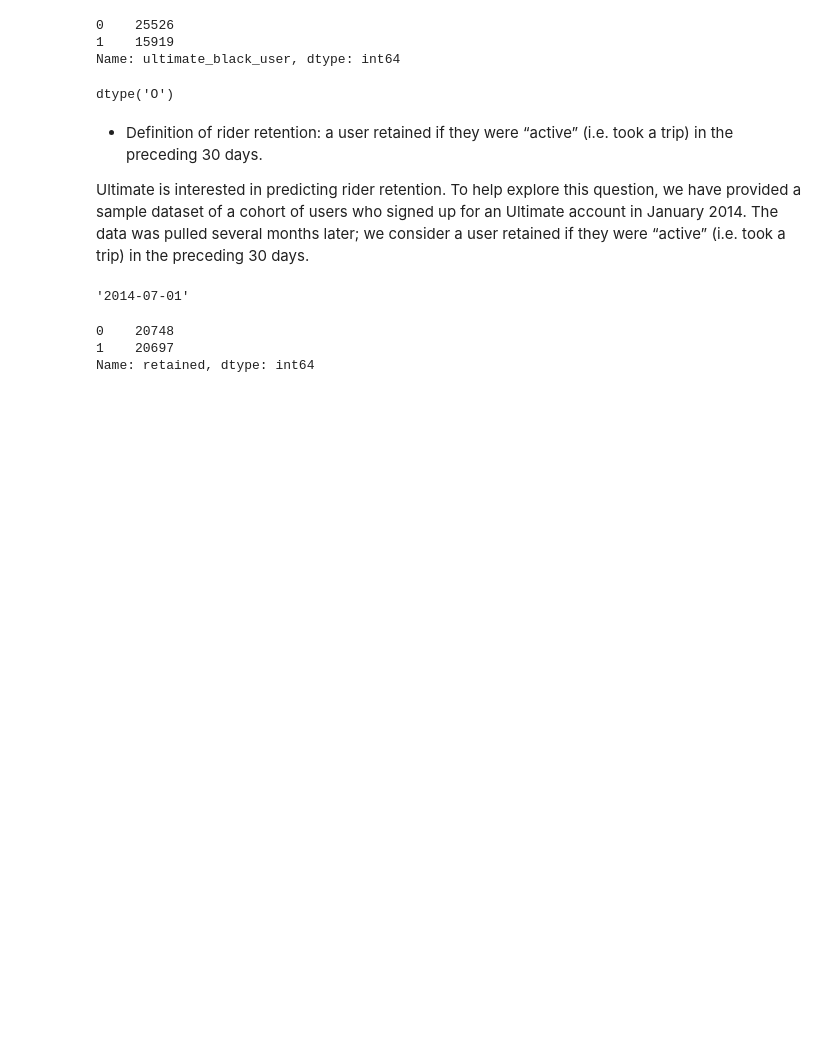
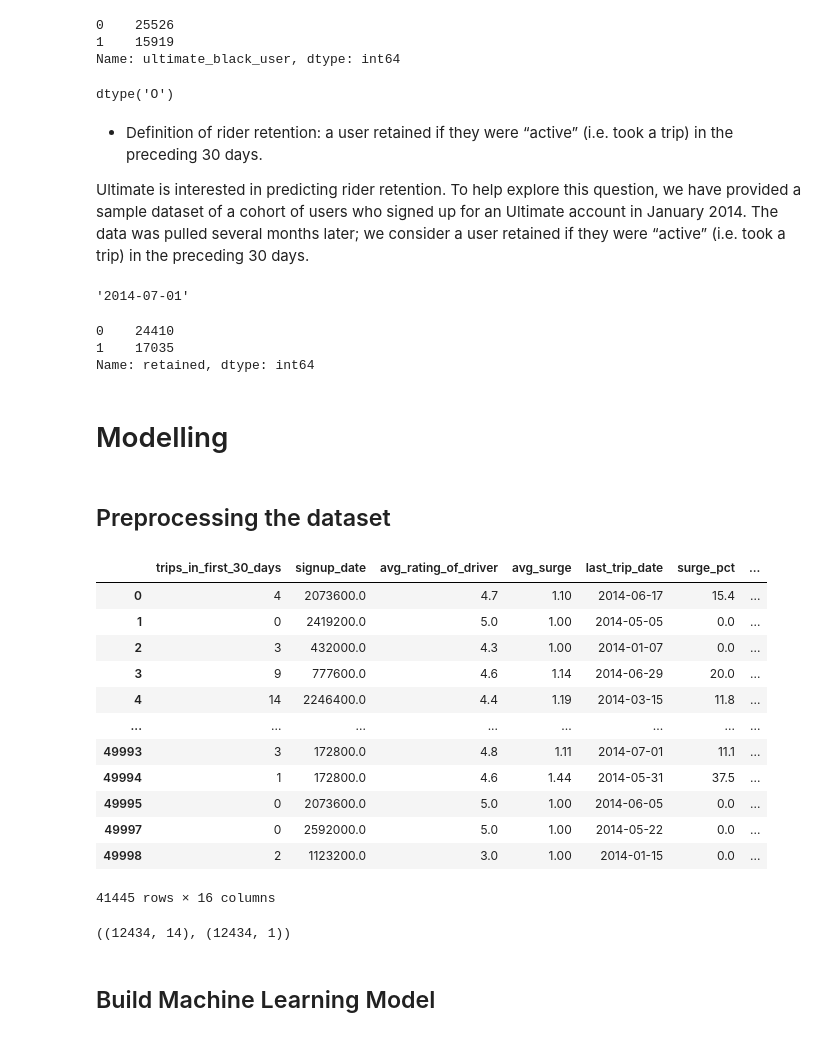
Before and after one commit to rhodapang/ultimate_challenge, a Jupyter notebook: Untitled.ipynb, the cells around one changed output. Cells and saved outputs as stored; diff of their text form; code cells hidden in the pictures; blank space fills up the shorter version.

Commit message:
modelling

```diff
--- a/Untitled.ipynb
+++ b/Untitled.ipynb
@@ -236,18 +236,16 @@ df['last_trip_date'].max()
 '2014-07-01'
 # %%
 # make retained column
-# Rider is retained if they have ridden in the last month, which means they should drive at least one time before
+# Rider is retained if they have ridden in the last month, which means they should drive at least one time after '2014-06-01'
 
-df['retained'] = np.where(df['last_trip_date']>='2014-05-17', 1,0)
+df['retained'] = np.where(df['last_trip_date']>='2014-06-01', 1,0)
-# %%
-# make retained columm
-# Rider is retained if they have ridden in the last month
-df['retained'] = np.where(df['last_trip_date'] >= '2014-05-17', 1, 0)
 # %%
 df['retained'].value_counts()
 # %% [output]
-0    20748
-1    20697
+0    24410
+1    17035
 Name: retained, dtype: int64
+# %% [markdown]
+# Modelling
 # %%
 # import sklearn functions
@@ -259,0 +266,18 @@ from sklearn.metrics import recall_score
+# %% [markdown]
+## Preprocessing the dataset
+# %%
+df
+# %% [output]
+|  | trips_in_first_30_days | signup_date | avg_rating_of_driver | avg_surge | last_trip_date | surge_pct | ... |
+| 0 | 4 | 2073600.0 | 4.7 | 1.10 | 2014-06-17 | 15.4 | ... |
+| 1 | 0 | 2419200.0 | 5.0 | 1.00 | 2014-05-05 | 0.0 | ... |
+| 2 | 3 | 432000.0 | 4.3 | 1.00 | 2014-01-07 | 0.0 | ... |
+| 3 | 9 | 777600.0 | 4.6 | 1.14 | 2014-06-29 | 20.0 | ... |
+| 4 | 14 | 2246400.0 | 4.4 | 1.19 | 2014-03-15 | 11.8 | ... |
+| ... | ... | ... | ... | ... | ... | ... | ... |
+| 49993 | 3 | 172800.0 | 4.8 | 1.11 | 2014-07-01 | 11.1 | ... |
+| 49994 | 1 | 172800.0 | 4.6 | 1.44 | 2014-05-31 | 37.5 | ... |
+| 49995 | 0 | 2073600.0 | 5.0 | 1.00 | 2014-06-05 | 0.0 | ... |
+| 49997 | 0 | 2592000.0 | 5.0 | 1.00 | 2014-05-22 | 0.0 | ... |
+| 49998 | 2 | 1123200.0 | 3.0 | 1.00 | 2014-01-15 | 0.0 | ... |
+41445 rows × 16 columns
@@ -259,0 +293,6 @@ from sklearn.metrics import recall_score
+# %%
+X_test.shape, y_test.shape
+# %% [output]
+((12434, 14), (12434, 1))
+# %% [markdown]
+## Build Machine Learning Model
```
Also changed, not shown: parts of 18 cells of this notebook.
